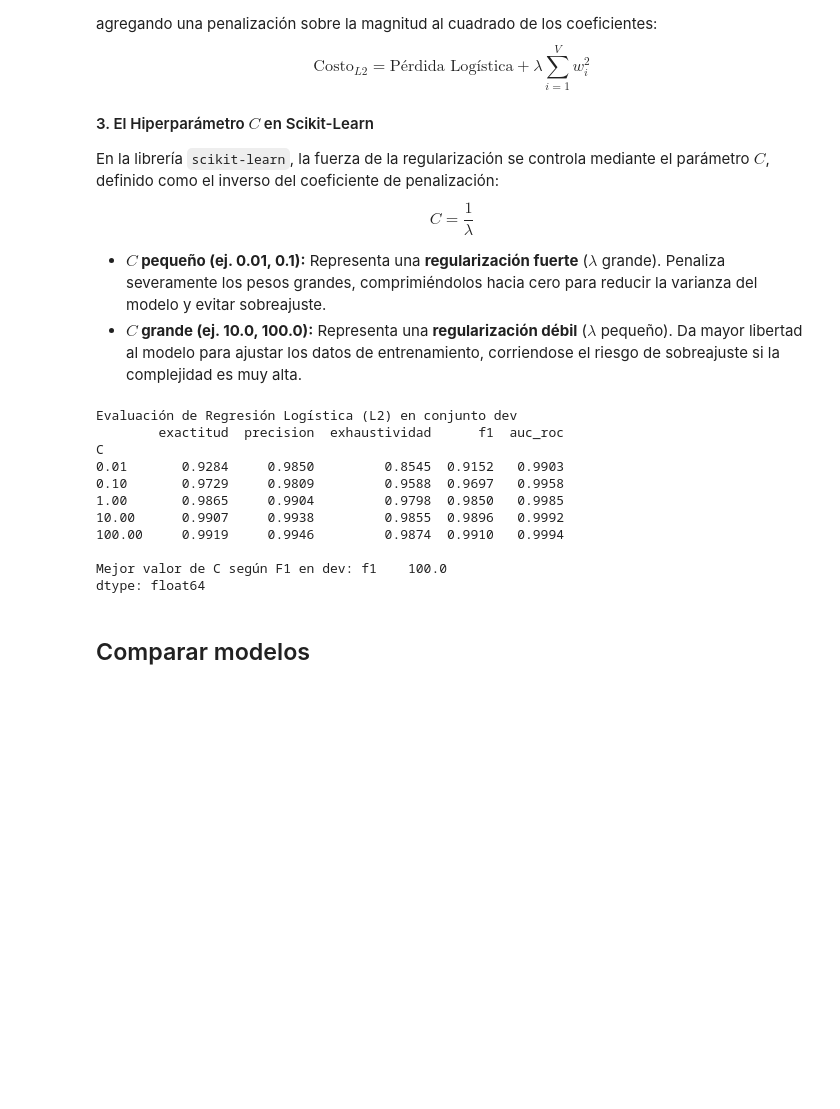
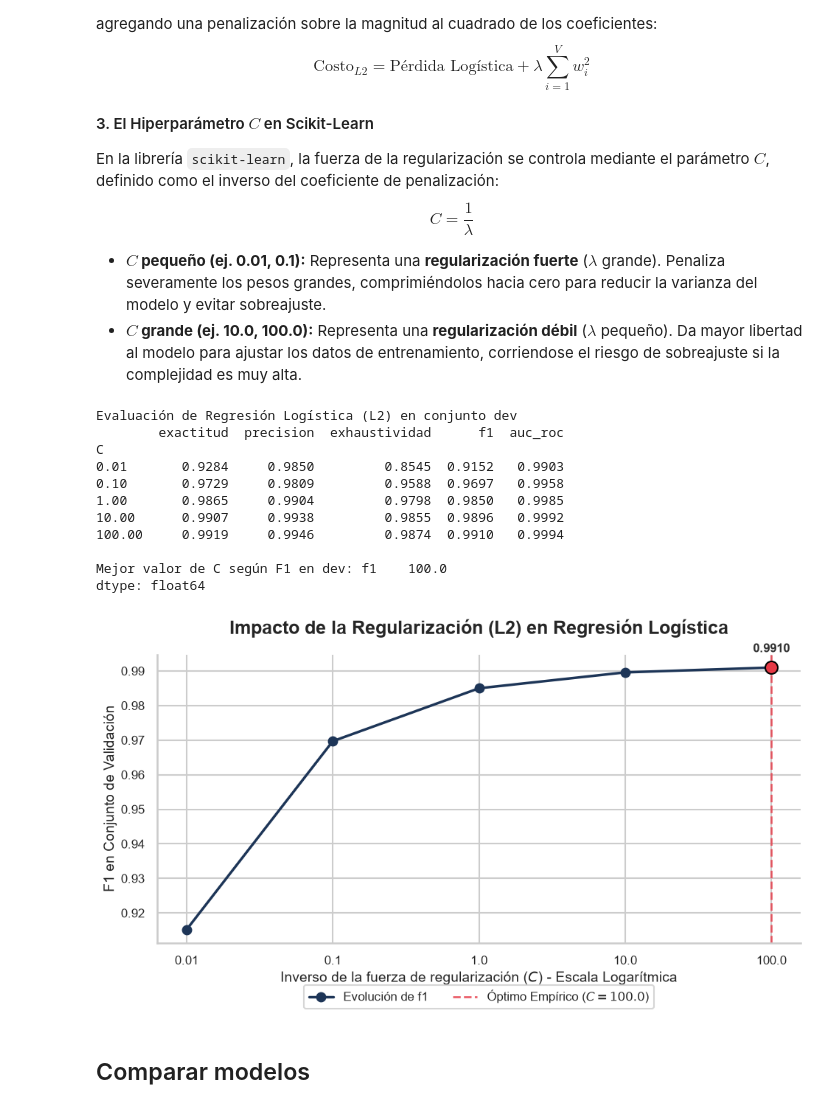
Before and after one commit to kao05/SpamAnalysis-TextMining, a Jupyter notebook: Project_FakeNews.ipynb, the cells around one changed output. Saved outputs shown, nothing was run; the diff lists cells and outputs as text; code cells hidden in the pictures; blank space fills up the shorter version.

Commit message:
Ploteo de la grafica de las diferencias entre NB y RL

```diff
--- a/Project_FakeNews.ipynb
+++ b/Project_FakeNews.ipynb
@@ -1212,32 +1230,89 @@ for c in c_values:
     # Evaluar en Dev
     pred_dev = logreg.predict(x_dev_tfidf)
     prob_dev = logreg.predict_proba(x_dev_tfidf)[:, 1]
 
     # Calcular métricas con la función de la Etapa 1
     res = evaluar(y_dev, pred_dev, prob_dev)
     res['C'] = c
     resultados_logreg.append(res)
 
 # Mostrar la tabla de resultados en Dev
 tabla_c = pd.DataFrame(resultados_logreg).set_index('C').round(4)
 print("Evaluación de Regresión Logística (L2) en conjunto dev")
 print(tabla_c)
 
 # Seleccionar el mejor C según F1-score
 col_f1 = 'f1_spam' if 'f1_spam' in tabla_c.columns else [c for c in tabla_c.columns if 'f1' in c]
 mejor_c = tabla_c[col_f1].idxmax()
 print(f"\nMejor valor de C según F1 en dev: {mejor_c}")
+
+#Ploteo
+#--------
+# 1. Configuración estética académica
+sns.set_theme(style="whitegrid", context="talk")
+fig, ax = plt.subplots(figsize=(10, 6))
+
+# Identificar dinámicamente la columna objetivo (F1)
+col_f1 = [col for col in tabla_c.columns if 'f1' in col.lower()][0]
+eje_x = tabla_c.index
+metrica_f1 = tabla_c[col_f1]
+
+# 2. Generación del gráfico de líneas
+ax.plot(eje_x, metrica_f1, marker='o', markersize=9, linestyle='-', linewidth=2.5,
+        color='#1D3557', label=f'Evolución de {col_f1}')
+
+# 3. Transformación topológica del eje X a escala logarítmica (CRÍTICO)
+ax.set_xscale('log')
+
+# 4. Marcado topológico del hiperparámetro óptimo
+mejor_c = metrica_f1.idxmax()
+mejor_f1 = metrica_f1.max()
+
+# Trazado de la asíntota de referencia para el óptimo
+ax.axvline(x=mejor_c, color='#E63946', linestyle='--', linewidth=2, alpha=0.8,
+           label=f'Óptimo Empírico ($C = {mejor_c}$)')
+
+# Resaltar el punto exacto de maximización
+ax.scatter(mejor_c, mejor_f1, color='#E63946', s=150, zorder=5, edgecolor='black')
+ax.annotate(f"{mejor_f1:.4f}",
+            (mejor_c, mejor_f1),
+            textcoords="offset points",
+            xytext=(0, 15),
+            ha='center',
+            fontsize=12,
+            fontweight='bold',
+            color='#333333')
+
+# 5. Formateo de ejes y metadatos
+ax.set_title('Impacto de la Regularización (L2) en Regresión Logística',
+             fontsize=18, fontweight='bold', pad=20)
+ax.set_xlabel('Inverso de la fuerza de regularización ($C$) - Escala Logarítmica', fontsize=14)
+ax.set_ylabel(f'{col_f1.capitalize()} en Conjunto de Validación', fontsize=14)
+
+# Forzar explícitamente las etiquetas del eje X para mostrar tus valores exactos
+ax.set_xticks(eje_x)
+ax.set_xticklabels(eje_x)
+ax.tick_params(axis='both', labelsize=12)
+
+# Optimización de la leyenda
+ax.legend(loc='lower center', fontsize=12, bbox_to_anchor=(0.5, -0.25), ncol=2)
+
+# Limpieza espacial
+sns.despine()
+plt.tight_layout()
+plt.show()
 # %% [output]
 Evaluación de Regresión Logística (L2) en conjunto dev
         exactitud  precision  exhaustividad      f1  auc_roc
 C
 0.01       0.9284     0.9850         0.8545  0.9152   0.9903
 0.10       0.9729     0.9809         0.9588  0.9697   0.9958
 1.00       0.9865     0.9904         0.9798  0.9850   0.9985
 10.00      0.9907     0.9938         0.9855  0.9896   0.9992
 100.00     0.9919     0.9946         0.9874  0.9910   0.9994
 
 Mejor valor de C según F1 en dev: f1    100.0
 dtype: float64
+[figure, added]
 # %% [markdown]
 ## Comparar modelos
```
Also changed, not shown: parts of 9 cells of this notebook.
